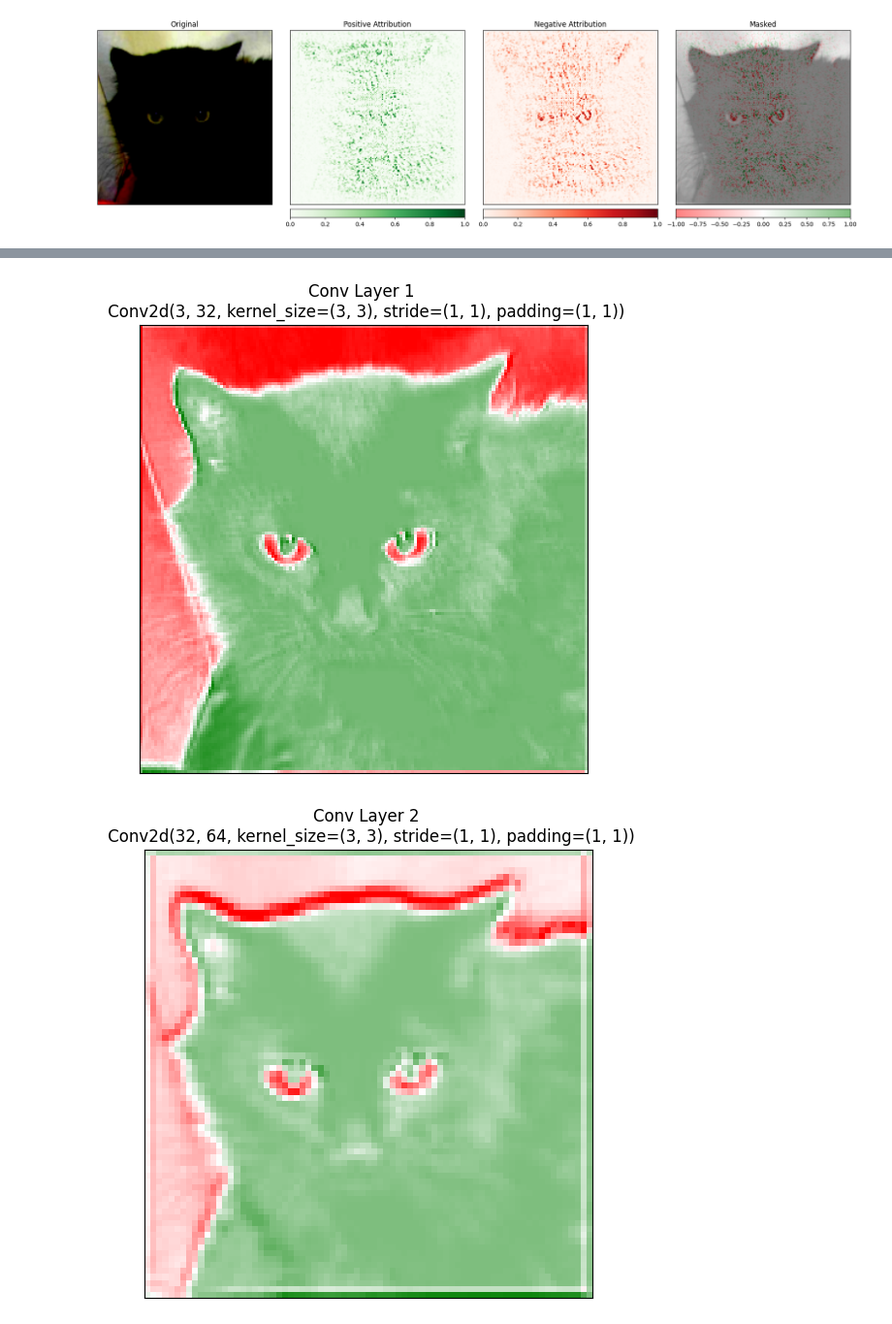
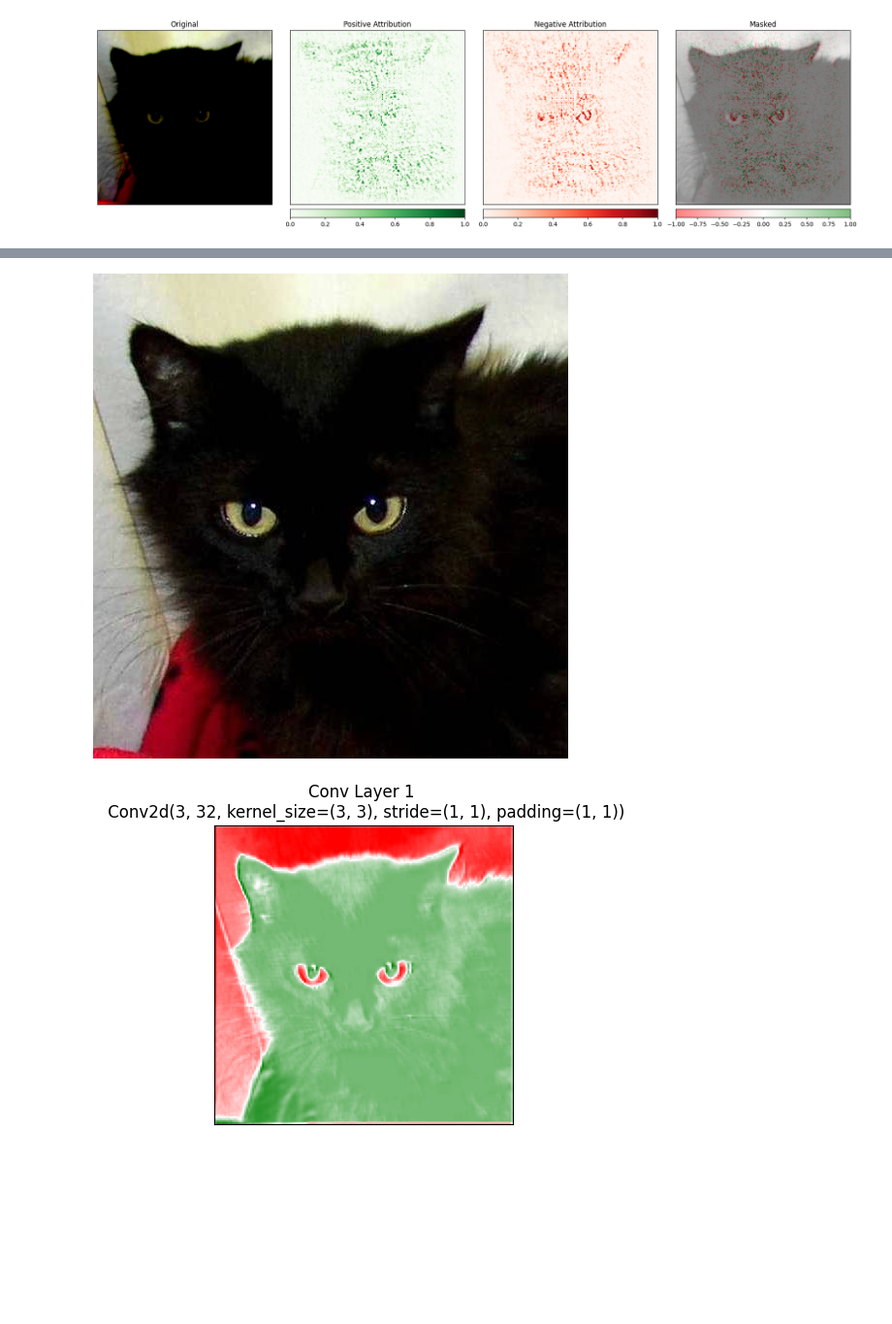
Before and after one commit to SkazuHD/cs370, a Jupyter notebook: assignments/assignment-2a/2a-assignment-1.ipynb, the cells around one changed output, grey strips where cells are left out. Shown at 97% size. Cells and saved outputs as stored; diff of their text form; code cells hidden in the pictures; blank space fills up the shorter version.

```diff
--- a/assignments/assignment-2a/2a-assignment-1.ipynb
+++ b/assignments/assignment-2a/2a-assignment-1.ipynb
@@ -245,7 +248,7 @@ baseline1 = baseline1.to(device)
 
 ig = IntegratedGradients(model)
 
-attributions, approximation_error = ig.attribute(
+attribution, approximation_error = ig.attribute(
     (input1.unsqueeze(0)),
     baselines=(baseline1.unsqueeze(0)),
     method='gausslegendre',
@@ -254,7 +257,7 @@ attributions, approximation_error = ig.attribute(
     n_steps=200
 )
 
-_ = viz.visualize_image_attr_multiple(np.transpose(attributions.squeeze().cpu().detach().numpy(), (1,2,0)),
+_ = viz.visualize_image_attr_multiple(np.transpose(attribution.squeeze().cpu().detach().numpy(), (1,2,0)),
                                       np.transpose(input1.squeeze().cpu().detach().numpy(), (1,2,0)),
                                       ["original_image", "heat_map", "heat_map","blended_heat_map"],
                                       ["all", "positive", "negative", "all"],
@@ -280,25 +288,31 @@ To highlight the progression of abstraction across the network, all layers are s
 # %%
 from PIL import Image
 
 layers = [model.conv1, model.conv2, model.conv3, model.conv4]
 img_path = "dogscats/subset/test/cats/cat.1500.jpg"
 original_image = Image.open(img_path)
+Image._show(original_image)
 input_tensor = data_transform(original_image).unsqueeze(0)
 input_tensor.to(device)
 
 if torch.cuda.is_available():
     input_tensor = input_tensor.cuda()
 
+attributions = []
 for i, target_layer in enumerate(layers):
 
     grad_cam = LayerGradCam(model, target_layer)
 
-    attributions = grad_cam.attribute(input_tensor, target=0)
+    attribution = grad_cam.attribute(input_tensor, target=0)
 
-    upsamp_attr_lgc = LayerAttribution.interpolate(attributions, input_tensor.shape[2:])
+    upsamp_attr_lgc = LayerAttribution.interpolate(attribution, input_tensor.shape[2:])
+
+    attributions.append(upsamp_attr_lgc)
     _ = viz.visualize_image_attr(upsamp_attr_lgc[0].cpu().permute(1,2,0).detach().numpy(),
+                                original_image= original_image,
                                 sign="all",
+                                fig_size=(4,4),
                                 title=f"Conv Layer {i+1} \n {target_layer}")
 # %% [output]
-[figure, old version]
+[figure, new version]
-[figure, old version]
+[figure, new version]
```
Also changed, not shown: parts of 7 cells of this notebook, 5 other files.
